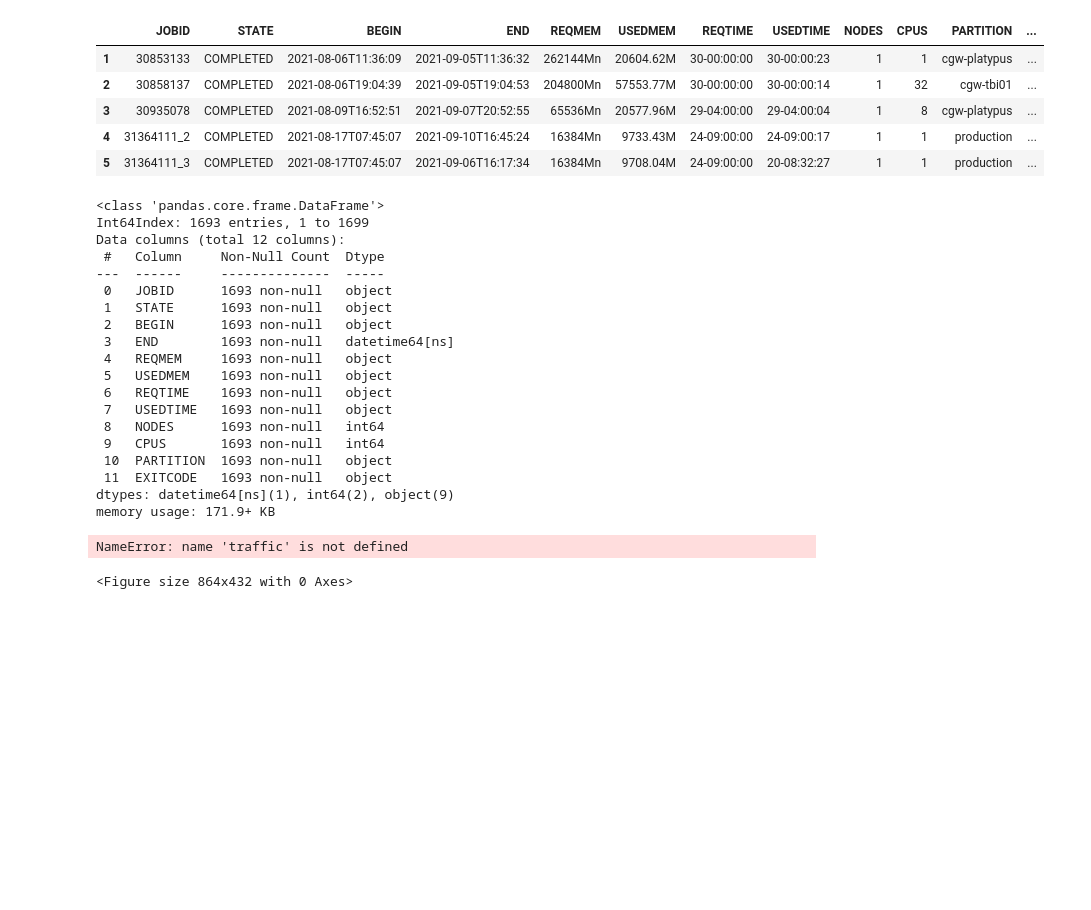
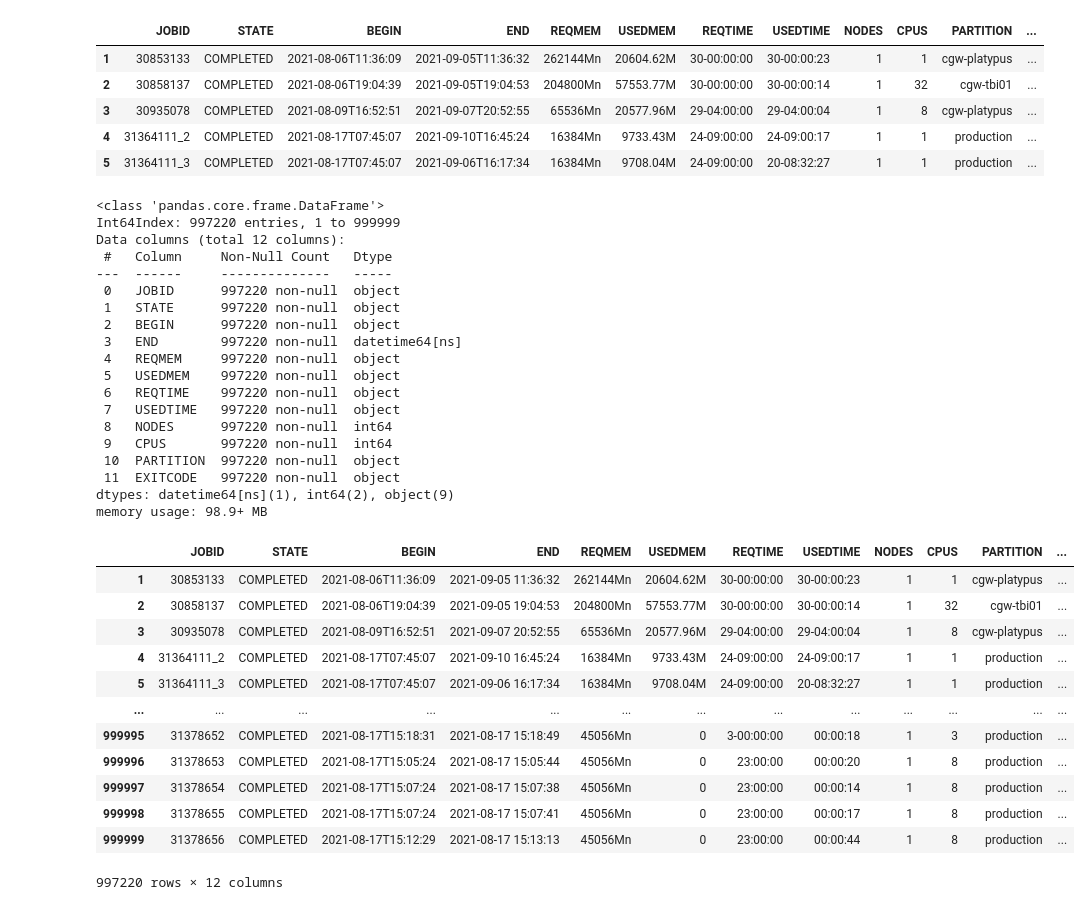
Before and after one commit to nss-data-science-cohort-5/accre-mr-goodbar, a Jupyter notebook: notebooks/fullsample_data_parse.ipynb, the cells around one changed output. Drawn from its saved outputs; the diff is of its cells as text; code cells hidden in the pictures; blank space fills up the shorter version.

```diff
--- a/notebooks/fullsample_data_parse.ipynb
+++ b/notebooks/fullsample_data_parse.ipynb
@@ -26,7 +26,7 @@ data
 # %%
-data = data.drop(data[data['END'] == 'Unknown'].index)
-data = data[data['EXITCODE'] == '0:0']
-data.head()
+jobs = jobs.drop(jobs[jobs['END'] == 'Unknown'].index)
+jobs = jobs[jobs['EXITCODE'] == '0:0']
+jobs.head()
 # %% [output]
 |  | JOBID | STATE | BEGIN | END | REQMEM | USEDMEM | REQTIME | USEDTIME | NODES | CPUS | PARTITION | ... |
 | 1 | 30853133 | COMPLETED | 2021-08-06T11:36:09 | 2021-09-05T11:36:32 | 262144Mn | 20604.62M | 30-00:00:00 | 30-00:00:23 | 1 | 1 | cgw-platypus | ... |
@@ -35,25 +35,39 @@ data.head()
 | 4 | 31364111_2 | COMPLETED | 2021-08-17T07:45:07 | 2021-09-10T16:45:24 | 16384Mn | 9733.43M | 24-09:00:00 | 24-09:00:17 | 1 | 1 | production | ... |
 | 5 | 31364111_3 | COMPLETED | 2021-08-17T07:45:07 | 2021-09-06T16:17:34 | 16384Mn | 9708.04M | 24-09:00:00 | 20-08:32:27 | 1 | 1 | production | ... |
 # %%
-data['END'] = pd.to_datetime(data['END'])
-data.info()
+jobs['END'] = pd.to_datetime(jobs['END'])
+jobs.info()
+jobs
 # %% [output]
 <class 'pandas.core.frame.DataFrame'>
-Int64Index: 1693 entries, 1 to 1699
+Int64Index: 997220 entries, 1 to 999999
 Data columns (total 12 columns):
- #   Column     Non-Null Count  Dtype
----  ------     --------------  -----
- 0   JOBID      1693 non-null   object
- 1   STATE      1693 non-null   object
- 2   BEGIN      1693 non-null   object
- 3   END        1693 non-null   datetime64[ns]
- 4   REQMEM     1693 non-null   object
- 5   USEDMEM    1693 non-null   object
- 6   REQTIME    1693 non-null   object
- 7   USEDTIME   1693 non-null   object
- 8   NODES      1693 non-null   int64
- 9   CPUS       1693 non-null   int64
- 10  PARTITION  1693 non-null   object
- 11  EXITCODE   1693 non-null   object
+ #   Column     Non-Null Count   Dtype
+---  ------     --------------   -----
+ 0   JOBID      997220 non-null  object
+ 1   STATE      997220 non-null  object
+ 2   BEGIN      997220 non-null  object
+ 3   END        997220 non-null  datetime64[ns]
+ 4   REQMEM     997220 non-null  object
+ 5   USEDMEM    997220 non-null  object
+ 6   REQTIME    997220 non-null  object
+ 7   USEDTIME   997220 non-null  object
+ 8   NODES      997220 non-null  int64
+ 9   CPUS       997220 non-null  int64
+ 10  PARTITION  997220 non-null  object
+ 11  EXITCODE   997220 non-null  object
 dtypes: datetime64[ns](1), int64(2), object(9)
-memory usage: 171.9+ KB
+memory usage: 98.9+ MB
+|  | JOBID | STATE | BEGIN | END | REQMEM | USEDMEM | REQTIME | USEDTIME | NODES | CPUS | PARTITION | ... |
+| 1 | 30853133 | COMPLETED | 2021-08-06T11:36:09 | 2021-09-05 11:36:32 | 262144Mn | 20604.62M | 30-00:00:00 | 30-00:00:23 | 1 | 1 | cgw-platypus | ... |
+| 2 | 30858137 | COMPLETED | 2021-08-06T19:04:39 | 2021-09-05 19:04:53 | 204800Mn | 57553.77M | 30-00:00:00 | 30-00:00:14 | 1 | 32 | cgw-tbi01 | ... |
+| 3 | 30935078 | COMPLETED | 2021-08-09T16:52:51 | 2021-09-07 20:52:55 | 65536Mn | 20577.96M | 29-04:00:00 | 29-04:00:04 | 1 | 8 | cgw-platypus | ... |
+| 4 | 31364111_2 | COMPLETED | 2021-08-17T07:45:07 | 2021-09-10 16:45:24 | 16384Mn | 9733.43M | 24-09:00:00 | 24-09:00:17 | 1 | 1 | production | ... |
+| 5 | 31364111_3 | COMPLETED | 2021-08-17T07:45:07 | 2021-09-06 16:17:34 | 16384Mn | 9708.04M | 24-09:00:00 | 20-08:32:27 | 1 | 1 | production | ... |
+| ... | ... | ... | ... | ... | ... | ... | ... | ... | ... | ... | ... | ... |
+| 999995 | 31378652 | COMPLETED | 2021-08-17T15:18:31 | 2021-08-17 15:18:49 | 45056Mn | 0 | 3-00:00:00 | 00:00:18 | 1 | 3 | production | ... |
+| 999996 | 31378653 | COMPLETED | 2021-08-17T15:05:24 | 2021-08-17 15:05:44 | 45056Mn | 0 | 23:00:00 | 00:00:20 | 1 | 8 | production | ... |
+| 999997 | 31378654 | COMPLETED | 2021-08-17T15:07:24 | 2021-08-17 15:07:38 | 45056Mn | 0 | 23:00:00 | 00:00:14 | 1 | 8 | production | ... |
+| 999998 | 31378655 | COMPLETED | 2021-08-17T15:07:24 | 2021-08-17 15:07:41 | 45056Mn | 0 | 23:00:00 | 00:00:17 | 1 | 8 | production | ... |
+| 999999 | 31378656 | COMPLETED | 2021-08-17T15:12:29 | 2021-08-17 15:13:13 | 45056Mn | 0 | 23:00:00 | 00:00:44 | 1 | 8 | production | ... |
+997220 rows × 12 columns
@@ -66,6 +73,0 @@ data['total_every_hour'] = (data
-# %%
-plt.figure(figsize = (12,6))
-data[traffic['END']].set_index('END')['total_every_hour'].plot(color = 'red', label = '30 Day Moving Average')
-# %% [output]
-NameError: name 'traffic' is not defined
-<Figure size 864x432 with 0 Axes>
```
Also changed, not shown: parts of 7 cells of this notebook, 1 other file.
